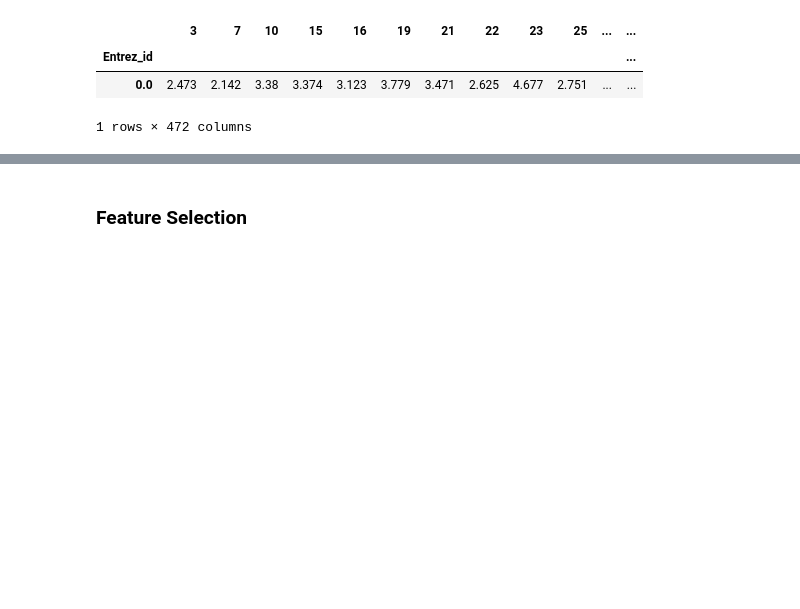
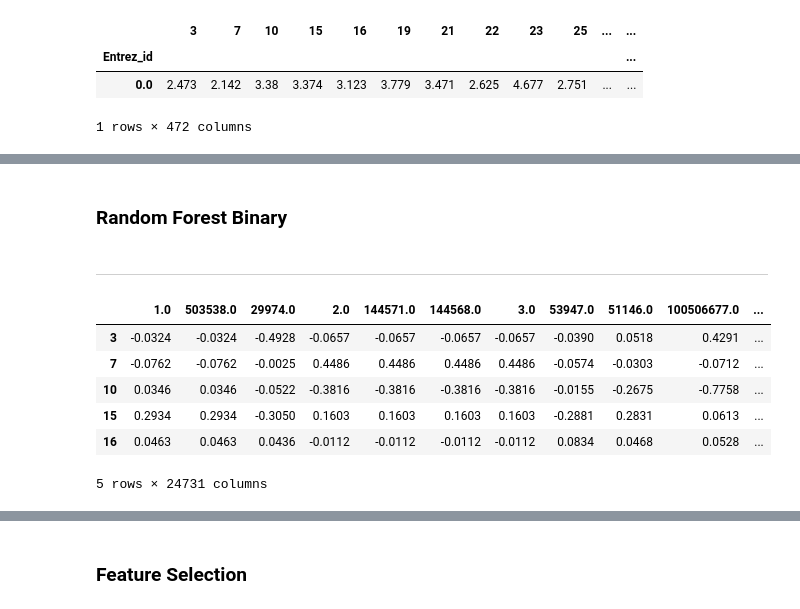
Before and after one commit to charlesriver/radiation, a Jupyter notebook: Somewhat Informed v02.ipynb, the cells around one changed output, grey strips where cells are left out. Saved outputs shown, nothing was run; the diff lists cells and outputs as text; code cells hidden in the pictures; blank space fills up the shorter version.

Commit message:
binary one hot

```diff
--- a/Somewhat Informed v02.ipynb
+++ b/Somewhat Informed v02.ipynb
@@ -191,0 +187,4 @@ score_df
+# %% [markdown]
+### Random Forest Binary
+# %% [markdown]
+---
@@ -191,0 +197,12 @@ score_df
+# %%
+master_no_auc_pd = pd.get_dummies(master_no_auc_pd)
+master_no_auc = master_no_auc_pd.as_matrix()
+master_no_auc_pd.head()
+# %% [output]
+|  | 1.0 | 503538.0 | 29974.0 | 2.0 | 144571.0 | 144568.0 | 3.0 | 53947.0 | 51146.0 | 100506677.0 | ... |
+| 3 | -0.0324 | -0.0324 | -0.4928 | -0.0657 | -0.0657 | -0.0657 | -0.0657 | -0.0390 | 0.0518 | 0.4291 | ... |
+| 7 | -0.0762 | -0.0762 | -0.0025 | 0.4486 | 0.4486 | 0.4486 | 0.4486 | -0.0574 | -0.0303 | -0.0712 | ... |
+| 10 | 0.0346 | 0.0346 | -0.0522 | -0.3816 | -0.3816 | -0.3816 | -0.3816 | -0.0155 | -0.2675 | -0.7758 | ... |
+| 15 | 0.2934 | 0.2934 | -0.3050 | 0.1603 | 0.1603 | 0.1603 | 0.1603 | -0.2881 | 0.2831 | 0.0613 | ... |
+| 16 | 0.0463 | 0.0463 | 0.0436 | -0.0112 | -0.0112 | -0.0112 | -0.0112 | 0.0834 | 0.0468 | 0.0528 | ... |
+5 rows × 24731 columns
```
Also changed, not shown: parts of 7 cells of this notebook.
